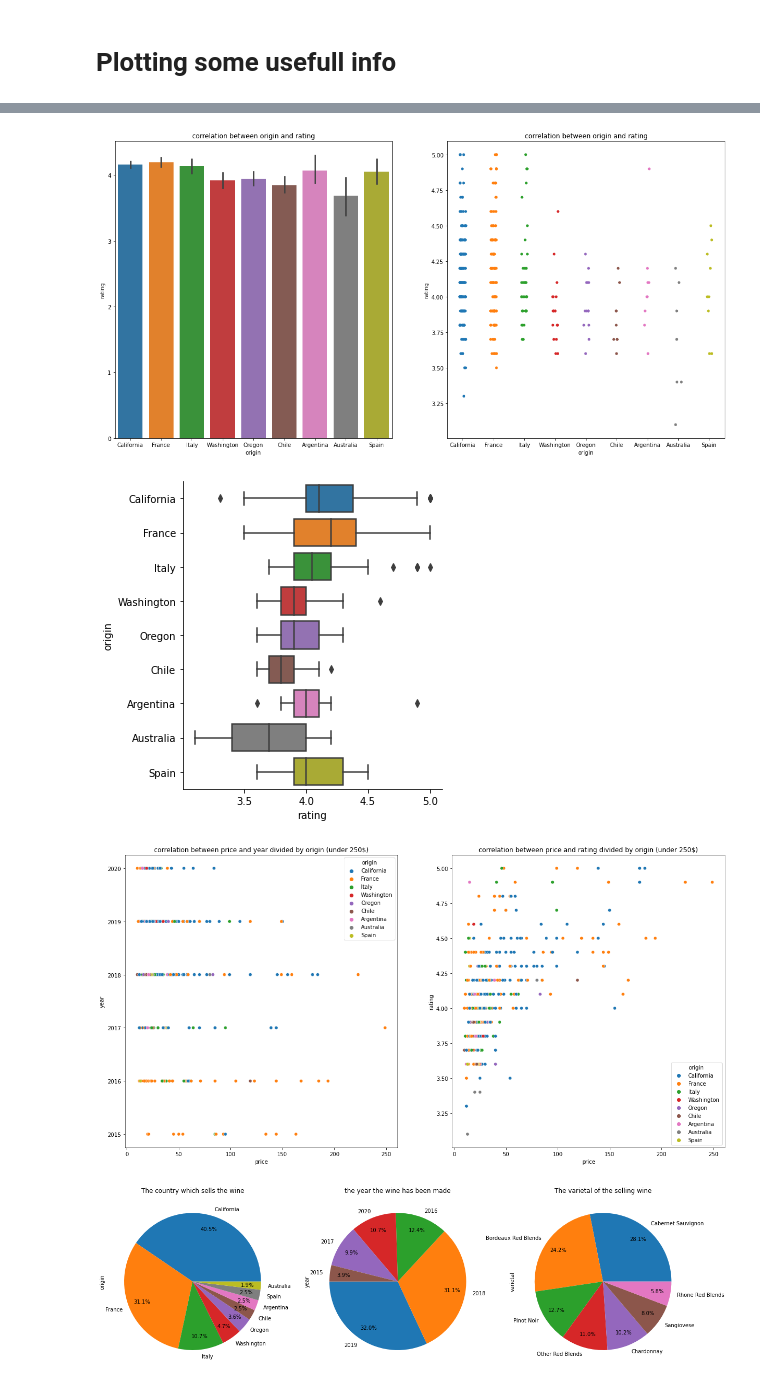
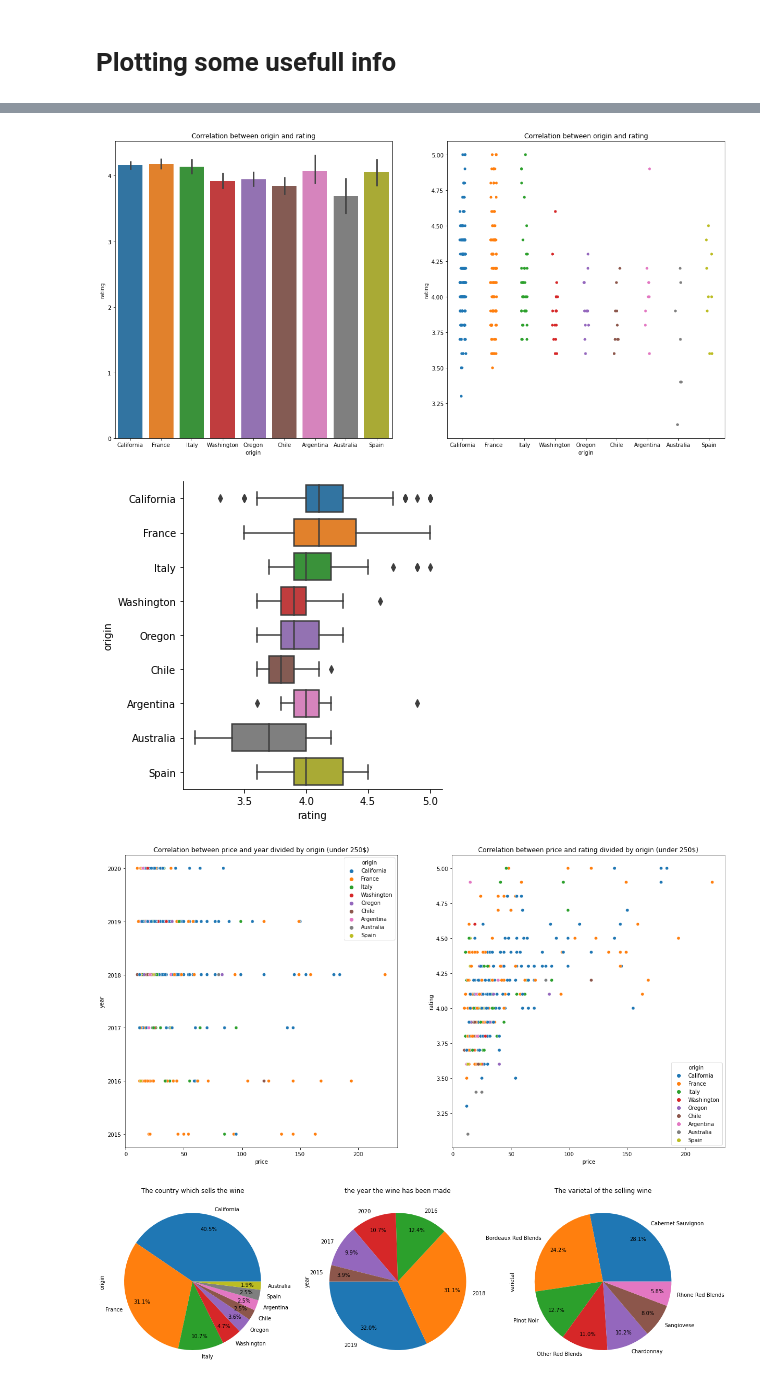
Before and after one commit to arielya10/Wine-Ranking-Prediction, a Jupyter notebook: Wine Ranking Prediction.ipynb, the cells around one changed output, grey strips where cells are left out. Saved outputs shown, nothing was run; the diff lists cells and outputs as text; code cells hidden in the pictures.

```diff
--- a/Wine Ranking Prediction.ipynb
+++ b/Wine Ranking Prediction.ipynb
@@ -106,3 +108,5 @@ df = df.groupby('origin').filter(lambda x : len(x)>5).reset_index(drop=True) #5
+# %%
+df = df.drop_duplicates(subset=['product_name'])
 # %% [markdown]
 **adding categorical codes**
 # %%
@@ -141,22 +144,22 @@ plt.show()
 fig, (ax1, ax2) = plt.subplots(1,2, figsize=(20,10))
 sns.barplot(x = 'origin', y = 'rating', data = df,ax=ax1)
 sns.stripplot(data=df, x="origin", y="rating",ax=ax2)
-ax1.set_title('correlation between origin and rating')
-ax2.set_title('correlation between origin and rating')
+ax1.set_title('Correlation between origin and rating')
+ax2.set_title('Correlation between origin and rating')
 sns.catplot(data=df.drop(df[df.price >= 250].index), x="rating", y="origin",kind="box")
 plt.show()
 # %% [output]
-[figure, old version]
+[figure, new version]
-[figure, old version]
+[figure, new version]
 # %%
 fig,(ax1,ax2) = plt.subplots(1,2, figsize=(20,10))
 sns.scatterplot(data=df.drop(df[df.price >= 250].index), x="price", y="year",hue="origin",ax =ax1)
 sns.scatterplot(data=df.drop(df[df.price >= 250].index), x="price", y="rating",hue="origin",ax =ax2)
-ax1.set_title('correlation between price and year divided by origin (under 250$)')
-ax2.set_title('correlation between price and rating divided by origin (under 250$)')
+ax1.set_title('Correlation between price and year divided by origin (under 250$)')
+ax2.set_title('Correlation between price and rating divided by origin (under 250$)')
 plt.show()
 # %% [output]
-[figure, old version]
+[figure, new version]
 # %%
 fig, (ax1,ax2,ax3) = plt.subplots(1,3, figsize=(20,10))
 df['origin'].value_counts().plot.pie(y='origin', figsize=(8, 8),subplots=True,autopct='%1.1f%%', pctdistance=0.8,ax=ax1)
```
Also changed, not shown: parts of 12 cells of this notebook.
